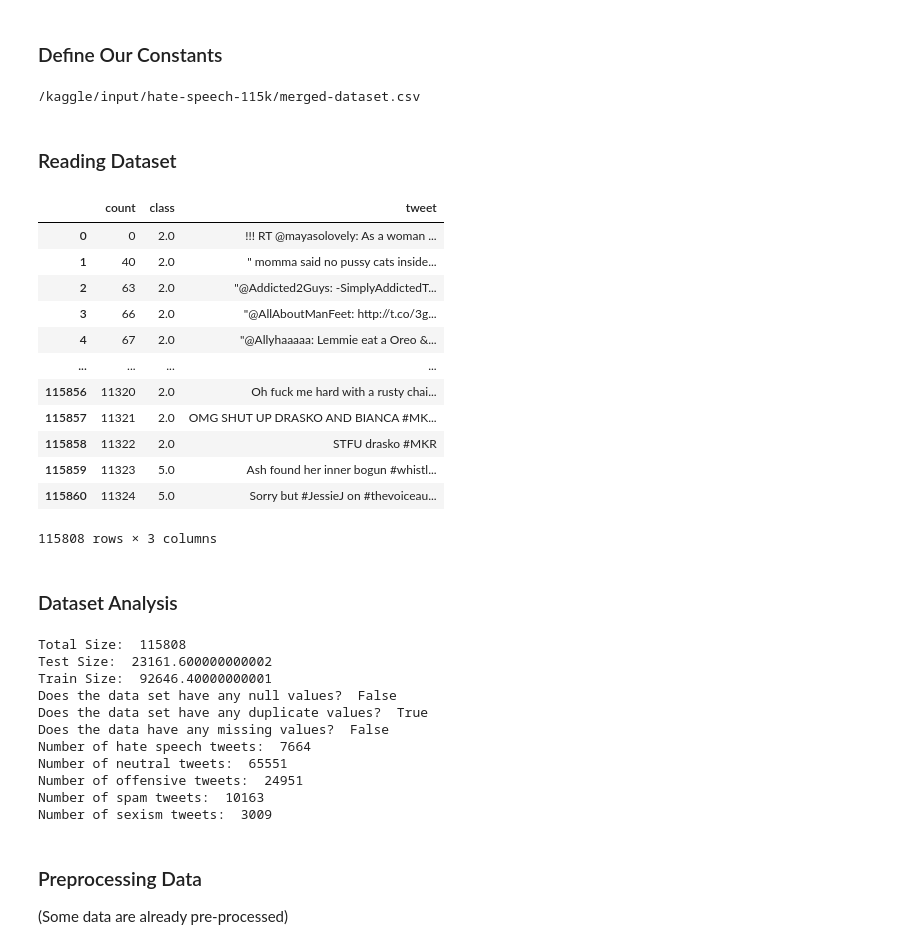
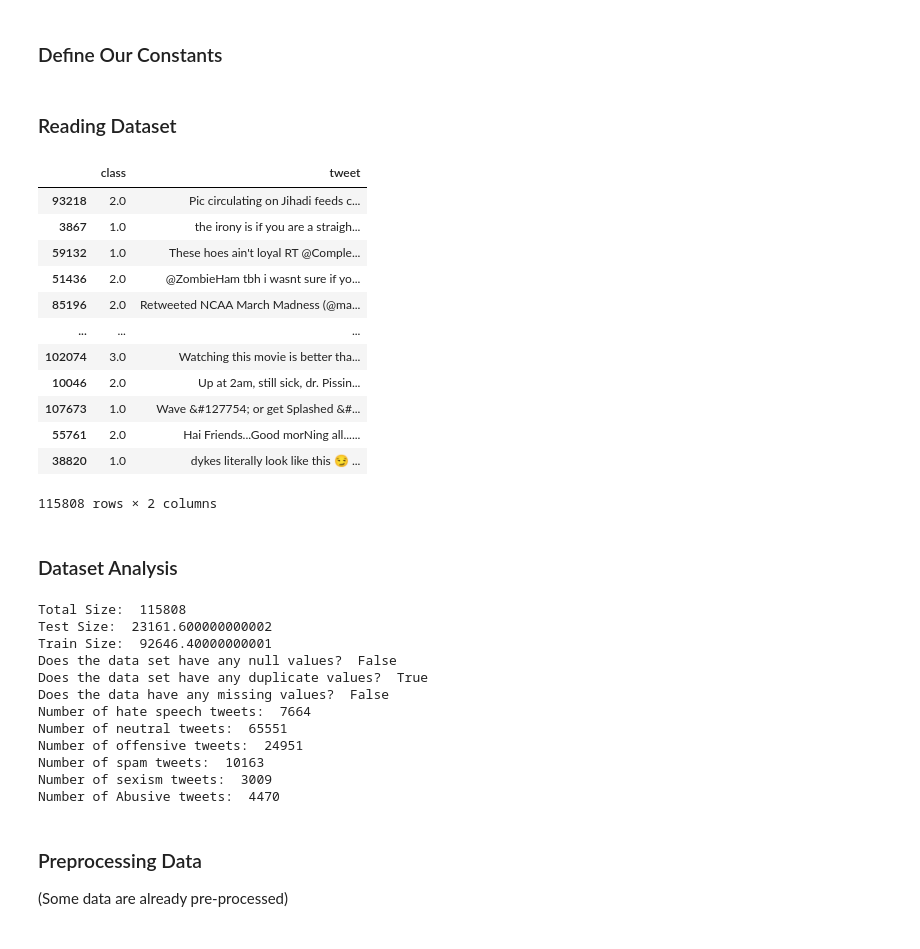
Before and after one commit to ipenywis/HateSpeechAI, a Jupyter notebook: hate-speech-detection-kaggle.ipynb, the cells around one changed output. Saved outputs shown, nothing was run; the diff lists cells and outputs as text; code cells hidden in the pictures.

Commit message:
Kaggle Notebook | Hate Speech Detection | Version 4

```diff
--- a/hate-speech-detection-kaggle.ipynb
+++ b/hate-speech-detection-kaggle.ipynb
@@ -64,7 +65,7 @@ tf.get_logger().setLevel('ERROR')
 # %%
 DATASETS_PATH = "/"
 # DATASET_FILE_NAME = "hate-speech-labeled.csv"
-DATASET_FILE_NAME = "/kaggle/input/hate-speech-115k/merged-dataset.csv"
+DATASET_FILE_NAME = "/kaggle/input/hate-speech-115k/merged-dataset-shuffled.csv"
 # DATASET_FILE_NAME = "80k_dataset/final copy.csv"
 TEST_SIZE = 0.2
 TRAIN_SIZE = 0.8
@@ -73,37 +74,36 @@ SENTENCE_MAX_LENGTH = 768 #512
 TOKENIZER_MODEL_NAME = "bert-base-uncased"
 NUM_OF_LABELS = 6
 # %%
-import os
-for dirname, _, filenames in os.walk('/kaggle/input'):
-    for filename in filenames:
-        print(os.path.join(dirname, filename))
+# import os
+# for dirname, _, filenames in os.walk('/'):
+#     for filename in filenames:
+#         print(os.path.join(dirname, filename))
-# %% [output]
-/kaggle/input/hate-speech-115k/merged-dataset.csv
 # %% [markdown]
 ### Reading Dataset
 # %%
 loadedData = pandas.read_csv(DATASETS_PATH + "/" + DATASET_FILE_NAME)
 #dtype={'count': np.integer, 'class': np.integer, 'tweet': str}
 loadedData["class"].values.astype(int)
 
 loadedData = loadedData.replace('',np.nan)
 loadedData = loadedData.dropna()
+loadedData = shuffle(loadedData)
 
 loadedData
 # %% [output]
-|  | count | class | tweet |
-| 0 | 0 | 2.0 | !!! RT @mayasolovely: As a woman ... |
-| 1 | 40 | 2.0 | " momma said no pussy cats inside... |
-| 2 | 63 | 2.0 | "@Addicted2Guys: -SimplyAddictedT... |
-| 3 | 66 | 2.0 | "@AllAboutManFeet: http://t.co/3g... |
-| 4 | 67 | 2.0 | "@Allyhaaaaa: Lemmie eat a Oreo &... |
-| ... | ... | ... | ... |
-| 115856 | 11320 | 2.0 | Oh fuck me hard with a rusty chai... |
-| 115857 | 11321 | 2.0 | OMG SHUT UP DRASKO AND BIANCA #MK... |
-| 115858 | 11322 | 2.0 | STFU drasko #MKR |
-| 115859 | 11323 | 5.0 | Ash found her inner bogun #whistl... |
-| 115860 | 11324 | 5.0 | Sorry but #JessieJ on #thevoiceau... |
+|  | class | tweet |
+| 93218 | 2.0 | Pic circulating on Jihadi feeds c... |
+| 3867 | 1.0 | the irony is if you are a straigh... |
+| 59132 | 1.0 | These hoes ain't loyal RT @Comple... |
+| 51436 | 2.0 | @ZombieHam tbh i wasnt sure if yo... |
+| 85196 | 2.0 | Retweeted NCAA March Madness (@ma... |
+| ... | ... | ... |
+| 102074 | 3.0 | Watching this movie is better tha... |
+| 10046 | 2.0 | Up at 2am, still sick, dr. Pissin... |
+| 107673 | 1.0 | Wave &#127754; or get Splashed &#... |
+| 55761 | 2.0 | Hai Friends...Good morNing all...... |
+| 38820 | 1.0 | dykes literally look like this 😏 ... |
-115808 rows × 3 columns
+115808 rows × 2 columns
 # %% [markdown]
 ### Dataset Analysis
 # %%
@@ -119,6 +119,7 @@ print("Number of neutral tweets: ", (loadedData["class"] == 2).sum())
 print("Number of offensive tweets: ", (loadedData["class"] == 1).sum())
 print("Number of spam tweets: ", (loadedData["class"] == 4).sum())
 print("Number of sexism tweets: ", (loadedData["class"] == 5).sum())
+print("Number of Abusive tweets: ", (loadedData["class"] == 3).sum())
 # %% [output]
 Total Size:  115808
 Test Size:  23161.600000000002
@@ -131,6 +132,7 @@ Number of neutral tweets:  65551
 Number of offensive tweets:  24951
 Number of spam tweets:  10163
 Number of sexism tweets:  3009
+Number of Abusive tweets:  4470
 # %% [markdown]
 ### Preprocessing Data
 (Some data are already pre-processed)
```
Also changed, not shown: parts of 27 cells of this notebook.
